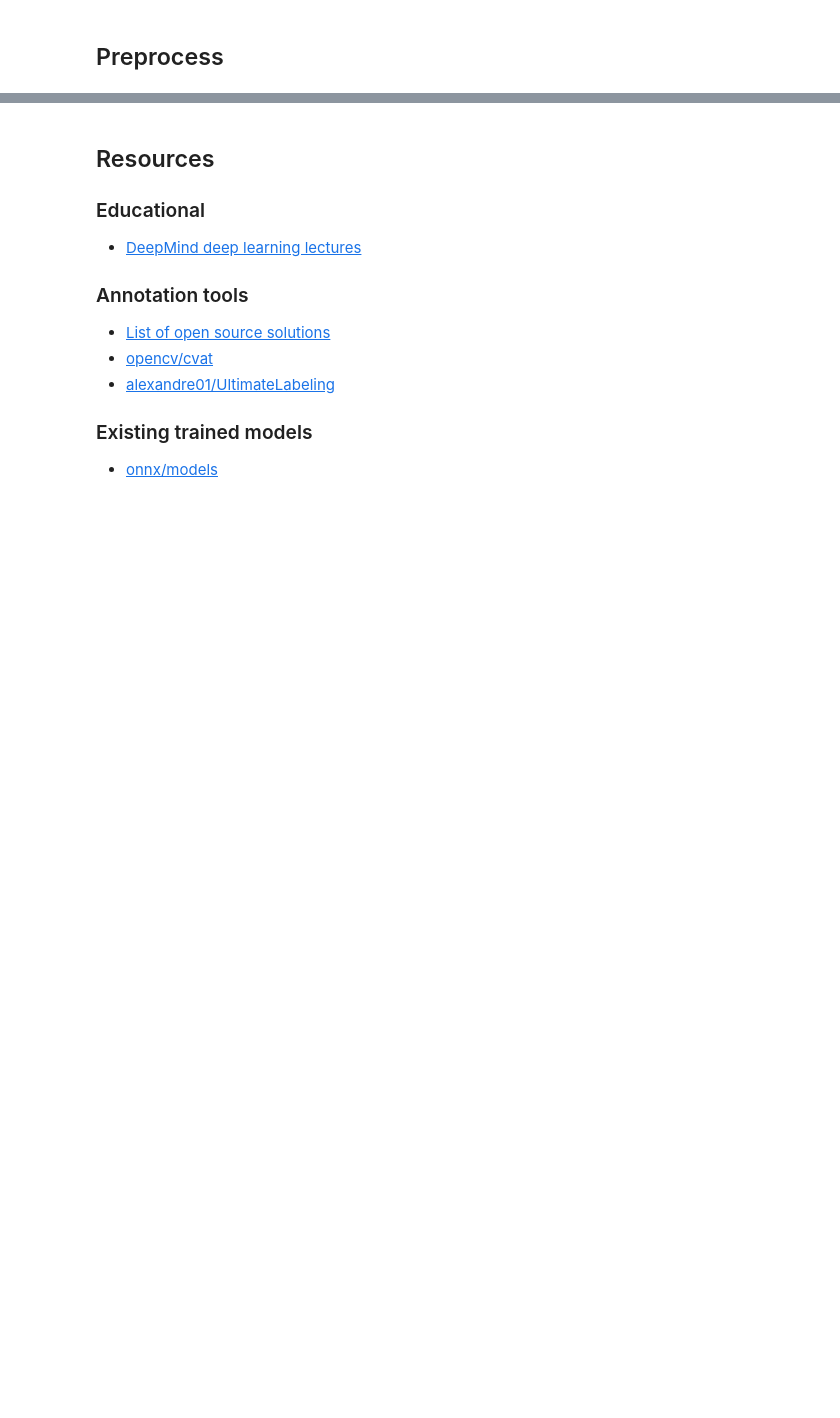
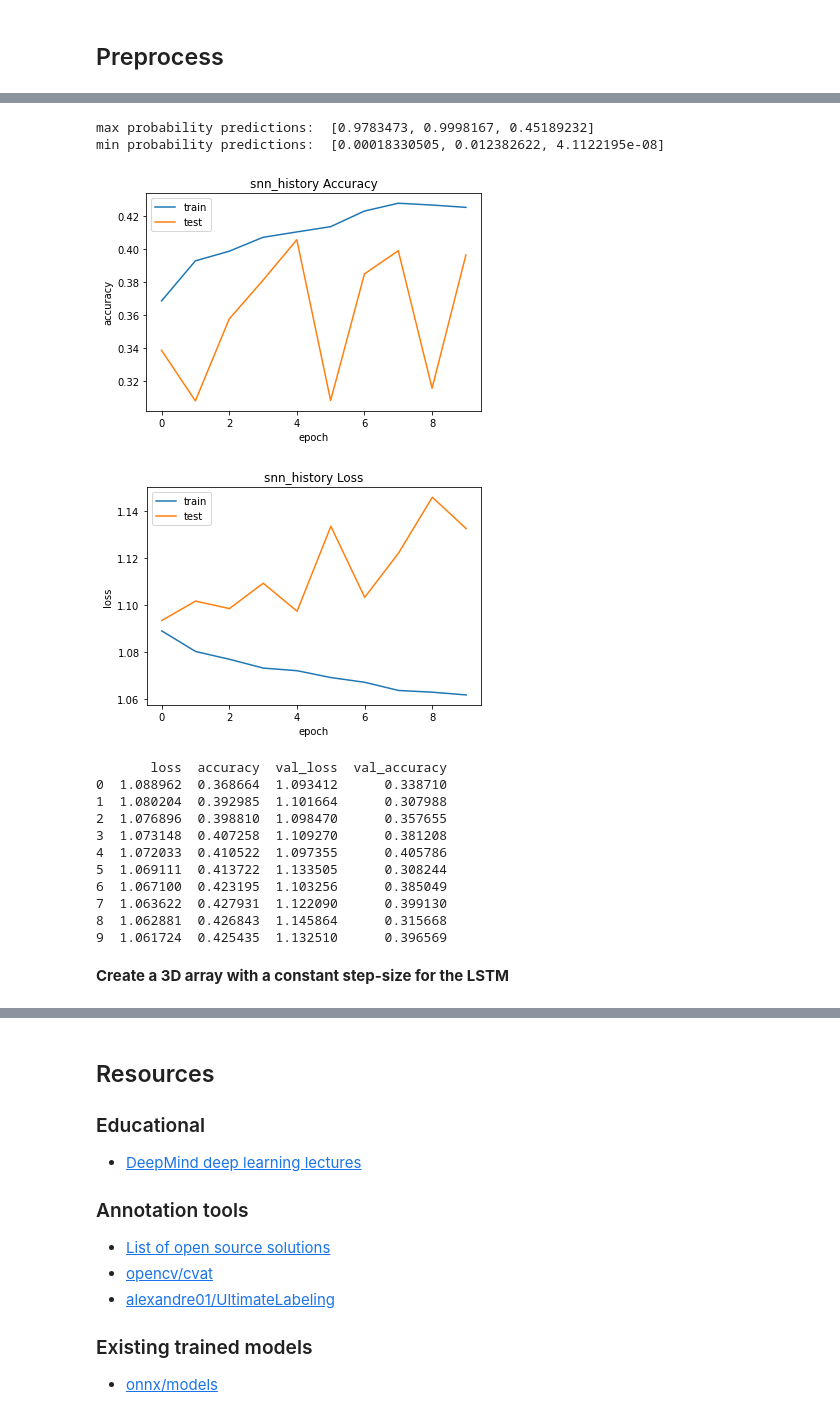
Before and after one commit to leomorpho/confusion_detection, a Jupyter notebook: confusion_detection.ipynb, the cells around one changed output, grey strips where cells are left out. Drawn from its saved outputs; the diff is of its cells as text; code cells hidden in the pictures; blank space fills up the shorter version.

```diff
--- a/confusion_detection.ipynb
+++ b/confusion_detection.ipynb
@@ -237,0 +346,21 @@ IndexError: tuple index out of range
+# %%
+import tensorflow as tf
+from keras.models import Sequential
+from keras.layers import Dense, LSTM
+import tensorflow as tf
+from keras import backend as K
+import numpy as np
+import matplotlib.pyplot as plt
+
+# Build the model, compile it, and run the training
+snn_model = tf.keras.Sequential([
+    tf.keras.layers.Dense(50, activation='relu'),
+    tf.keras.layers.Dense(10, activation='relu'),
+    tf.keras.layers.Dense(3, activation='softmax')
+  ])
+
+snn_model.compile(optimizer='adam',
+              loss="sparse_categorical_crossentropy",
+              metrics=['accuracy'])
+
+snn_history = snn_model.fit(x_train, y_train, epochs=10, batch_size=1, verbose=2, validation_data=(x_validate, y_validate))
@@ -237,0 +434,54 @@ IndexError: tuple index out of range
+# %%
+# Print the max & min values for prediction of each confusion score
+prediction_max = [0,0,0]
+prediction_min = [1,1,1]
+for i in range(len(rounded_predict)):
+  for k in range(len(rounded_predict[i])):
+    if predict_snn[i][k] > prediction_max[k]:
+      prediction_max[k] = predict_snn[i][k]
+    if predict_snn[i][k] < prediction_min[k]:
+      prediction_min[k] = predict_snn[i][k]
+
+print("max probability predictions: ", prediction_max)
+print("min probability predictions: ", prediction_min)
+# %% [output]
+max probability predictions:  [0.9783473, 0.9998167, 0.45189232]
+min probability predictions:  [0.00018330505, 0.012382622, 4.1122195e-08]
+# %%
+## Visualize Results      source: https://machinelearningmastery.com/display-deep-learning-model-training-history-in-keras/
+
+# summarize snn_history for accuracy
+plt.plot(snn_history.history['accuracy'])
+plt.plot(snn_history.history['val_accuracy'])
+plt.title('snn_history Accuracy')
+plt.ylabel('accuracy')
+plt.xlabel('epoch')
+plt.legend(['train', 'test'], loc='upper left')
+plt.show()
+# summarize snn_history for loss
+plt.plot(snn_history.history['loss'])
+plt.plot(snn_history.history['val_loss'])
+plt.title('snn_history Loss')
+plt.ylabel('loss')
+plt.xlabel('epoch')
+plt.legend(['train', 'test'], loc='upper left')
+plt.show()
+
+history_pd = pd.DataFrame(snn_history.history)
+print(history_pd)
+# %% [output]
+[figure, added]
+[figure, added]
+       loss  accuracy  val_loss  val_accuracy
+0  1.088962  0.368664  1.093412      0.338710
+1  1.080204  0.392985  1.101664      0.307988
+2  1.076896  0.398810  1.098470      0.357655
+3  1.073148  0.407258  1.109270      0.381208
+4  1.072033  0.410522  1.097355      0.405786
+5  1.069111  0.413722  1.133505      0.308244
+6  1.067100  0.423195  1.103256      0.385049
+7  1.063622  0.427931  1.122090      0.399130
+8  1.062881  0.426843  1.145864      0.315668
+9  1.061724  0.425435  1.132510      0.396569
+# %% [markdown]
+**Create a 3D array with a constant step-size for the LSTM**
```
Also changed, not shown: parts of 40 cells of this notebook, 6 other files.
